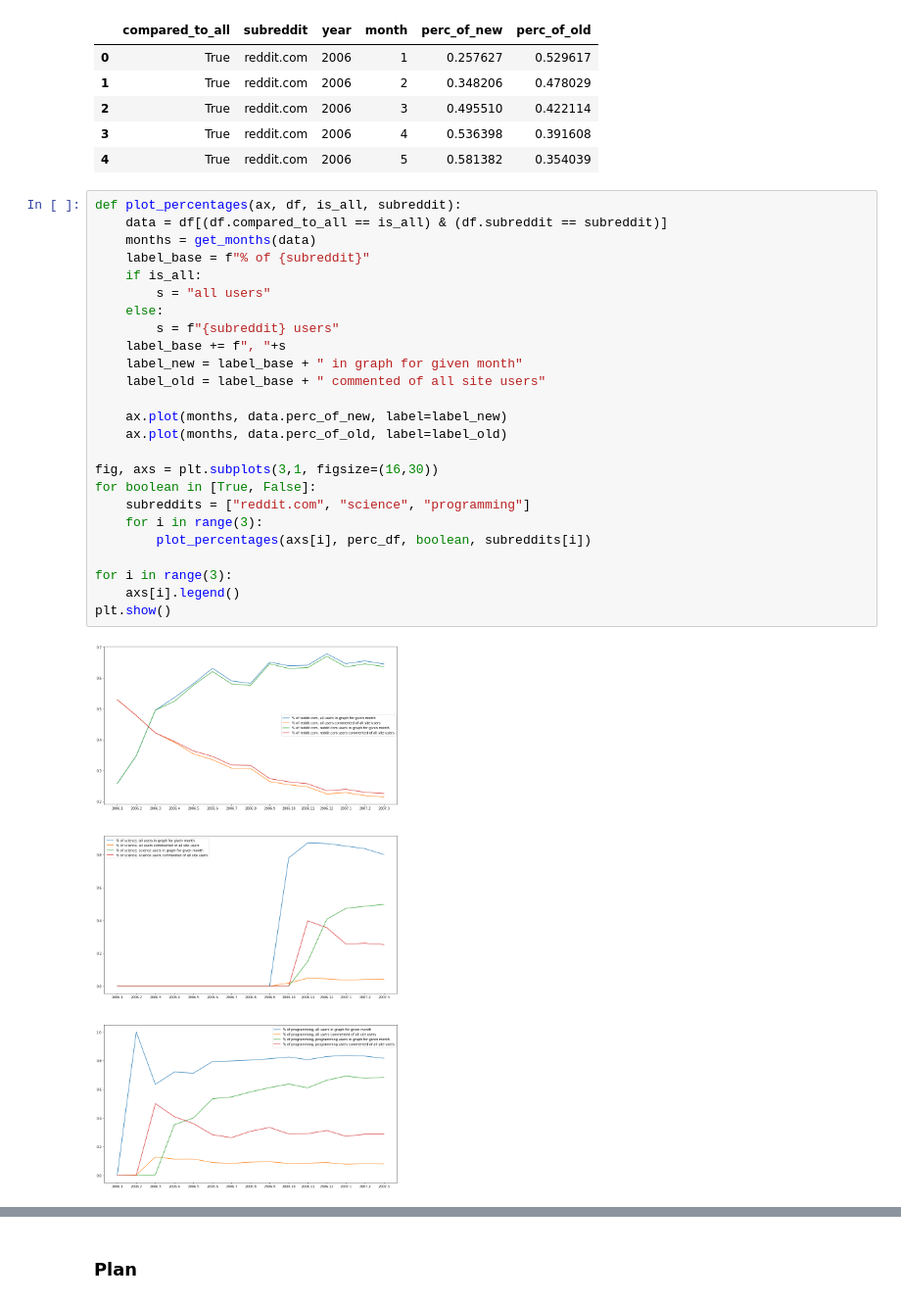
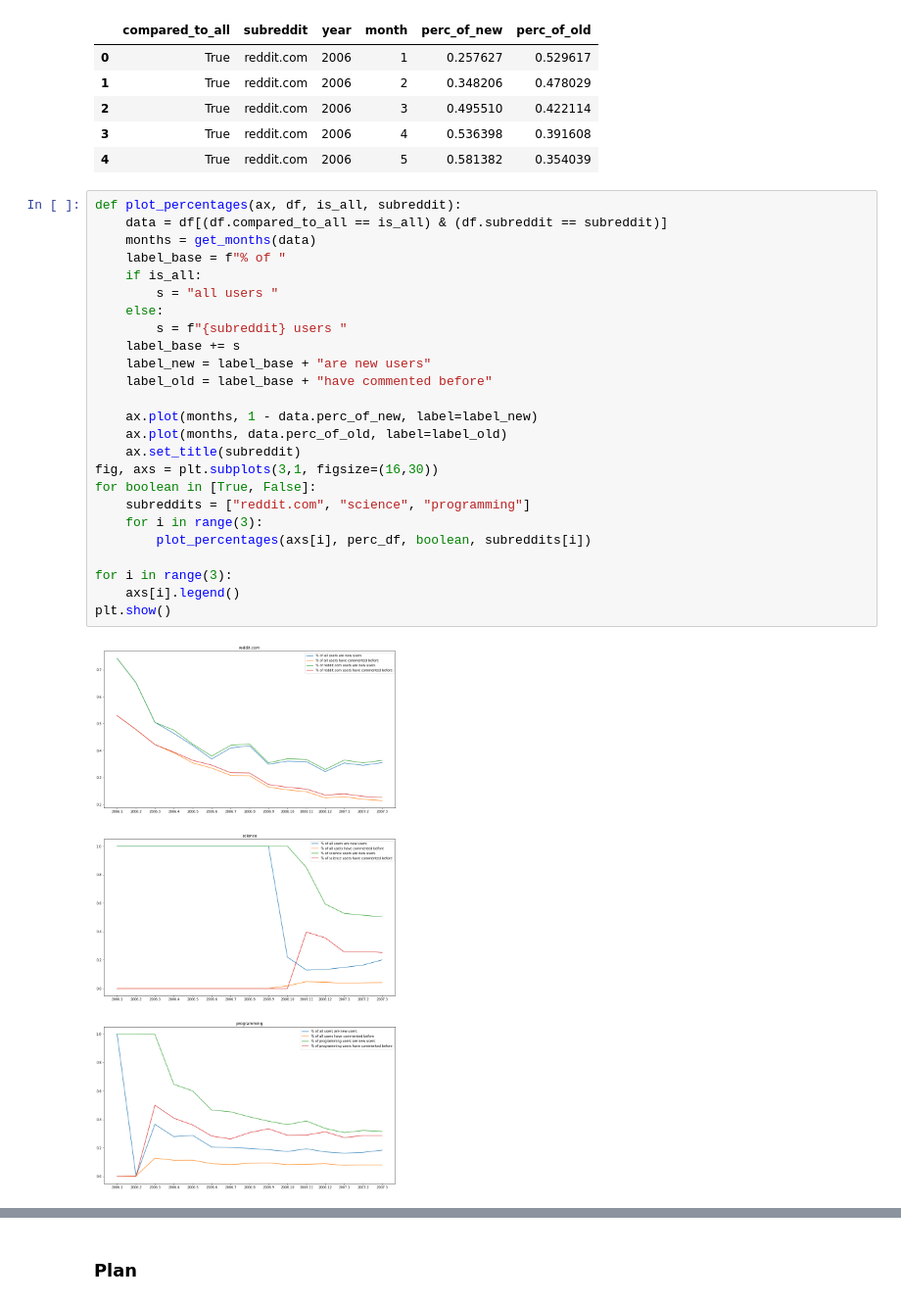
Before and after one commit to CarelKuusk/reddit_comments, a Jupyter notebook: initial_analysis.ipynb, the cells around one changed output, grey strips where cells are left out. Shown: that part at 98% size. Saved outputs shown, nothing was run; the diff lists cells and outputs as text.

```diff
--- a/initial_analysis.ipynb
+++ b/initial_analysis.ipynb
@@ -561,27 +546,27 @@ perc_df.head()
 # %%
 def plot_percentages(ax, df, is_all, subreddit):
     data = df[(df.compared_to_all == is_all) & (df.subreddit == subreddit)]
     months = get_months(data)
-    label_base = f"% of {subreddit}"
+    label_base = f"% of "
     if is_all:
-        s = "all users"
+        s = "all users "
     else:
-        s = f"{subreddit} users"
-    label_base += f", "+s
-    label_new = label_base + " in graph for given month"
-    label_old = label_base + " commented of all site users"
+        s = f"{subreddit} users "
+    label_base += s
+    label_new = label_base + "are new users"
+    label_old = label_base + "have commented before"
 
-    ax.plot(months, data.perc_of_new, label=label_new)
+    ax.plot(months, 1 - data.perc_of_new, label=label_new)
     ax.plot(months, data.perc_of_old, label=label_old)
-
+    ax.set_title(subreddit)
 fig, axs = plt.subplots(3,1, figsize=(16,30))
 for boolean in [True, False]:
     subreddits = ["reddit.com", "science", "programming"]
     for i in range(3):
         plot_percentages(axs[i], perc_df, boolean, subreddits[i])
 
 for i in range(3):
     axs[i].legend()
 plt.show()
 # %% [output]
-[figure, old version]
+[figure, new version]
```
Also changed, not shown: parts of 16 cells of this notebook.
